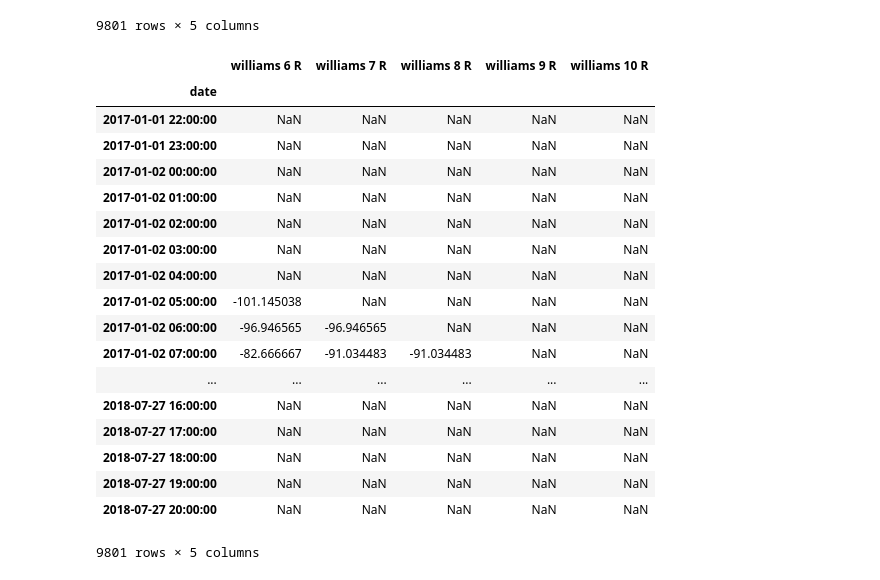
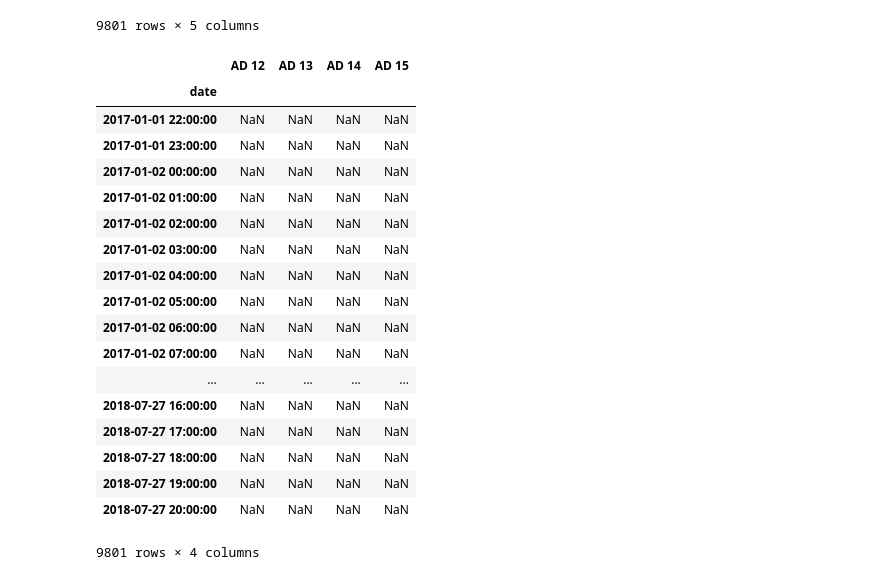
Before and after one commit to sami2310/Forex-ML, a Jupyter notebook: Forex_prediction.ipynb, the cells around one changed output. Saved outputs shown, nothing was run; the diff lists cells and outputs as text; code cells hidden in the pictures.

Commit message:
adosc

```diff
--- a/Forex_prediction.ipynb
+++ b/Forex_prediction.ipynb
@@ -87,24 +52,0 @@ def williams(prices, periods):
-# %%
-williamsKey = [6, 7, 8, 9, 10]
-
-williams(df, williamsKey)
-# %% [output]
-|  | williams 6 R | williams 7 R | williams 8 R | williams 9 R | williams 10 R |
-| date |  |  |  |  |  |
-| 2017-01-01 22:00:00 | NaN | NaN | NaN | NaN | NaN |
-| 2017-01-01 23:00:00 | NaN | NaN | NaN | NaN | NaN |
-| 2017-01-02 00:00:00 | NaN | NaN | NaN | NaN | NaN |
-| 2017-01-02 01:00:00 | NaN | NaN | NaN | NaN | NaN |
-| 2017-01-02 02:00:00 | NaN | NaN | NaN | NaN | NaN |
-| 2017-01-02 03:00:00 | NaN | NaN | NaN | NaN | NaN |
-| 2017-01-02 04:00:00 | NaN | NaN | NaN | NaN | NaN |
-| 2017-01-02 05:00:00 | -101.145038 | NaN | NaN | NaN | NaN |
-| 2017-01-02 06:00:00 | -96.946565 | -96.946565 | NaN | NaN | NaN |
-| 2017-01-02 07:00:00 | -82.666667 | -91.034483 | -91.034483 | NaN | NaN |
-| ... | ... | ... | ... | ... | ... |
-| 2018-07-27 16:00:00 | NaN | NaN | NaN | NaN | NaN |
-| 2018-07-27 17:00:00 | NaN | NaN | NaN | NaN | NaN |
-| 2018-07-27 18:00:00 | NaN | NaN | NaN | NaN | NaN |
-| 2018-07-27 19:00:00 | NaN | NaN | NaN | NaN | NaN |
-| 2018-07-27 20:00:00 | NaN | NaN | NaN | NaN | NaN |
-9801 rows × 5 columns
@@ -111,3 +77,27 @@ williams(df, williamsKey)
+# %%
+procKey = [12, 13, 14, 15]
+
+adosc(df, procKey)
+# %% [output]
+|  | AD 12 | AD 13 | AD 14 | AD 15 |
+| date |  |  |  |  |
+| 2017-01-01 22:00:00 | NaN | NaN | NaN | NaN |
+| 2017-01-01 23:00:00 | NaN | NaN | NaN | NaN |
+| 2017-01-02 00:00:00 | NaN | NaN | NaN | NaN |
+| 2017-01-02 01:00:00 | NaN | NaN | NaN | NaN |
+| 2017-01-02 02:00:00 | NaN | NaN | NaN | NaN |
+| 2017-01-02 03:00:00 | NaN | NaN | NaN | NaN |
+| 2017-01-02 04:00:00 | NaN | NaN | NaN | NaN |
+| 2017-01-02 05:00:00 | NaN | NaN | NaN | NaN |
+| 2017-01-02 06:00:00 | NaN | NaN | NaN | NaN |
+| 2017-01-02 07:00:00 | NaN | NaN | NaN | NaN |
+| ... | ... | ... | ... | ... |
+| 2018-07-27 16:00:00 | NaN | NaN | NaN | NaN |
+| 2018-07-27 17:00:00 | NaN | NaN | NaN | NaN |
+| 2018-07-27 18:00:00 | NaN | NaN | NaN | NaN |
+| 2018-07-27 19:00:00 | NaN | NaN | NaN | NaN |
+| 2018-07-27 20:00:00 | NaN | NaN | NaN | NaN |
+9801 rows × 4 columns
 # %%
 # The data
 interval = 20
```
Also changed, not shown: parts of 2 cells of this notebook, 2 other files.
